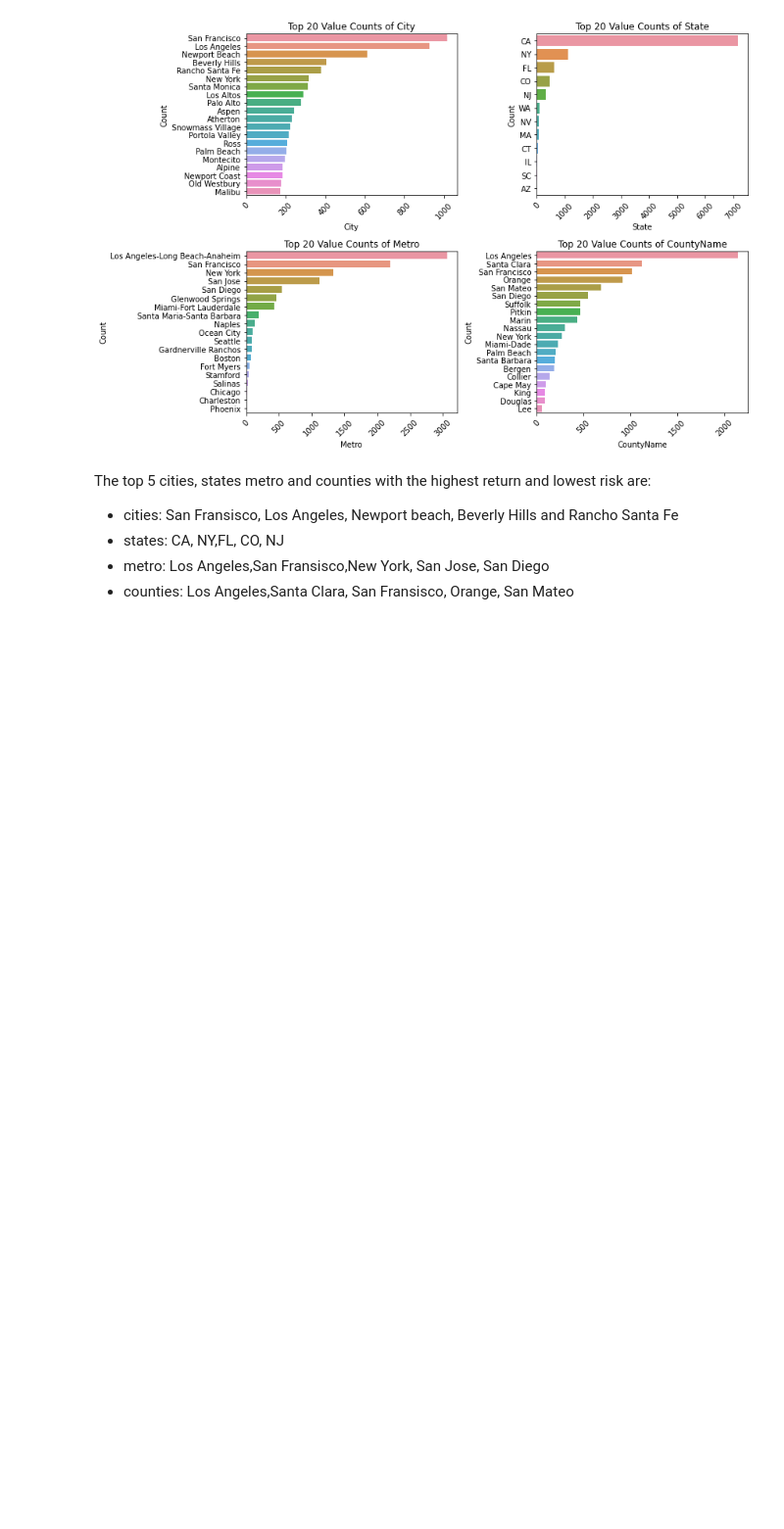
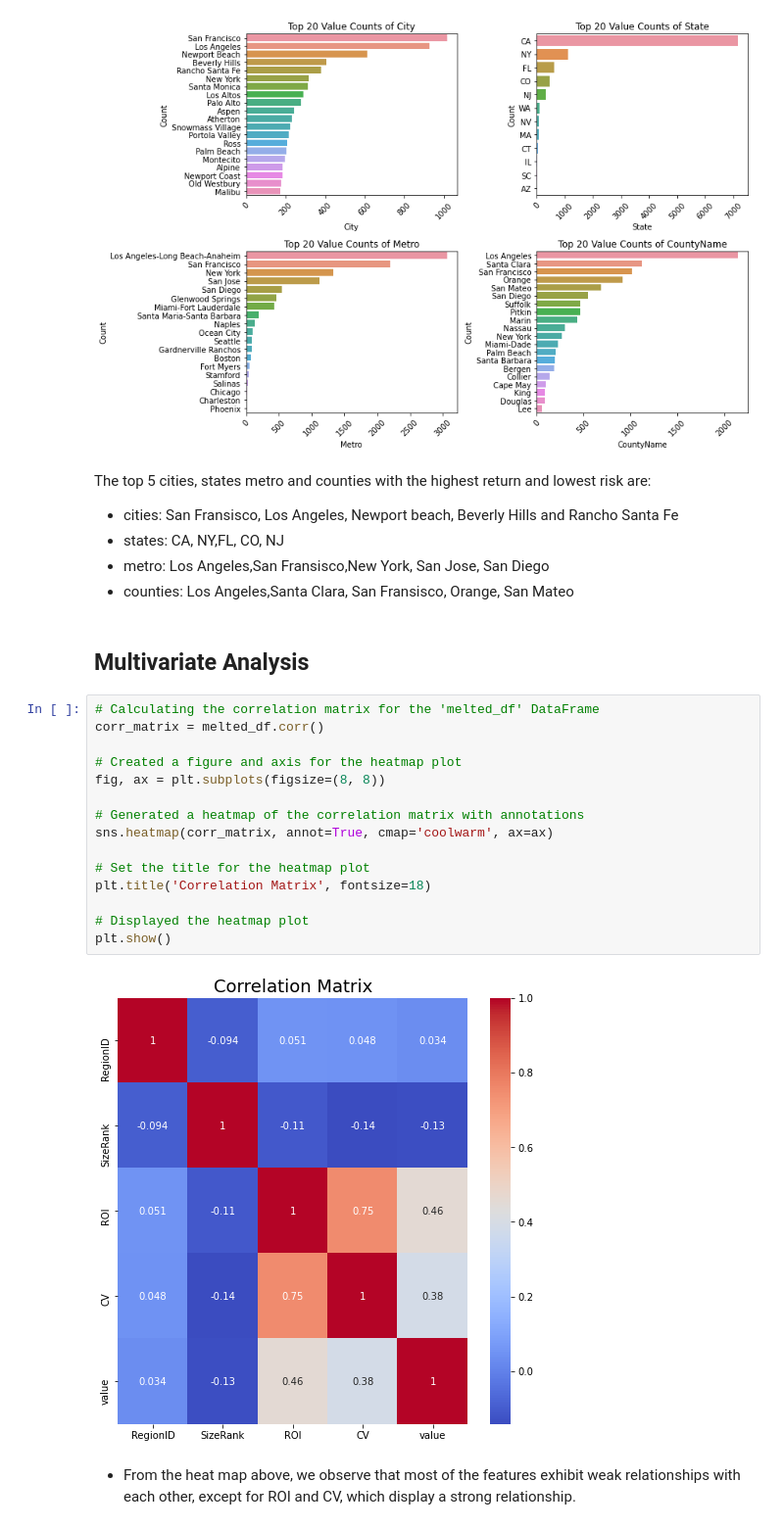
Before and after one commit to Derrick-wekesa/phase-4-project, a Jupyter notebook: student.ipynb, the cells around one changed output. Shown: that part at 98% size. Cells and saved outputs as stored; diff of their text form; blank space fills up the shorter version.

Commit message:
Finished Multivariate EDA

```diff
--- a/student.ipynb
+++ b/student.ipynb
@@ -681,3 +758,24 @@ The top 5 cities, states metro and counties with the highest return and lowest r
  - states: CA, NY,FL, CO, NJ
  - metro: Los Angeles,San Fransisco,New York, San Jose, San Diego
  - counties: Los Angeles,Santa Clara, San Fransisco, Orange, San Mateo
+# %% [markdown]
+## Multivariate Analysis
+# %%
+# Calculating the correlation matrix for the 'melted_df' DataFrame
+corr_matrix = melted_df.corr()
+
+# Created a figure and axis for the heatmap plot
+fig, ax = plt.subplots(figsize=(8, 8))
+
+# Generated a heatmap of the correlation matrix with annotations
+sns.heatmap(corr_matrix, annot=True, cmap='coolwarm', ax=ax)
+
+# Set the title for the heatmap plot
+plt.title('Correlation Matrix', fontsize=18)
+
+# Displayed the heatmap plot
+plt.show()
+# %% [output]
+[figure, added]
+# %% [markdown]
+- From the heat map above, we  observe that most of the features exhibit weak relationships with each other, except for ROI and CV, which display a strong relationship.
```
Also changed, not shown: parts of 12 cells of this notebook.
